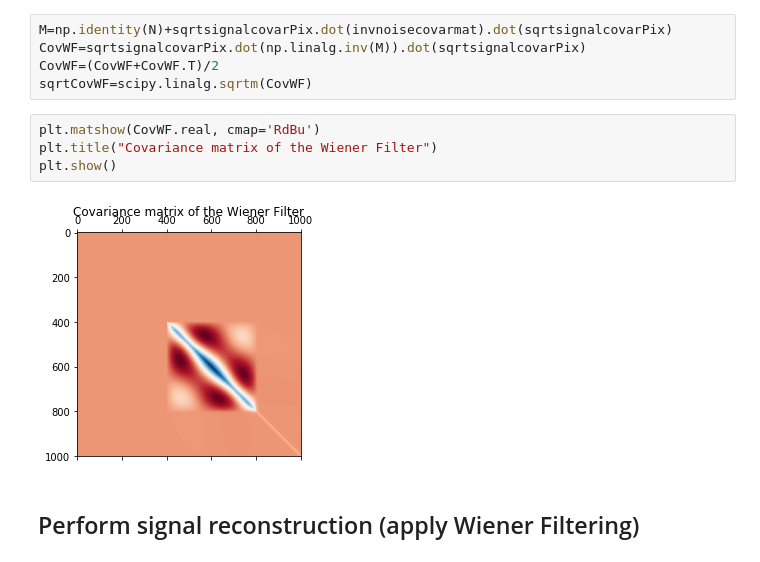
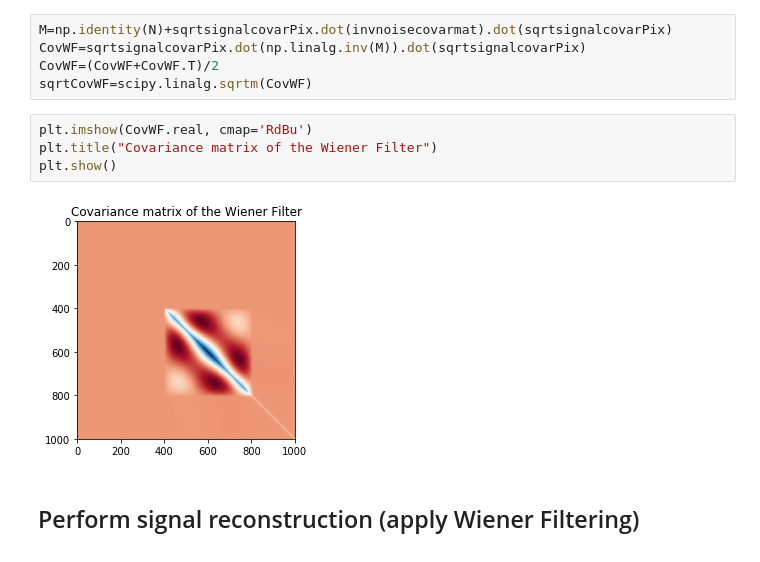
Before and after one commit to florent-leclercq/Bayes_InfoTheory, a Jupyter notebook: WienerFilter_denoising.ipynb, the cells around one changed output. Saved outputs shown, nothing was run; the diff lists cells and outputs as text.

```diff
--- a/WienerFilter_denoising.ipynb
+++ b/WienerFilter_denoising.ipynb
@@ -120,11 +120,11 @@ CovWF=sqrtsignalcovarPix.dot(np.linalg.inv(M)).dot(sqrtsignalcovarPix)
 CovWF=(CovWF+CovWF.T)/2
 sqrtCovWF=scipy.linalg.sqrtm(CovWF)
 # %%
-plt.matshow(CovWF.real, cmap='RdBu')
+plt.imshow(CovWF.real, cmap='RdBu')
 plt.title("Covariance matrix of the Wiener Filter")
 plt.show()
 # %% [output]
-[figure, old version]
+[figure, new version]
 # %% [markdown]
 ## Perform signal reconstruction (apply Wiener Filtering)
 # %% [markdown]
```
Also changed, not shown: parts of 3 cells of this notebook, 2 other files.
